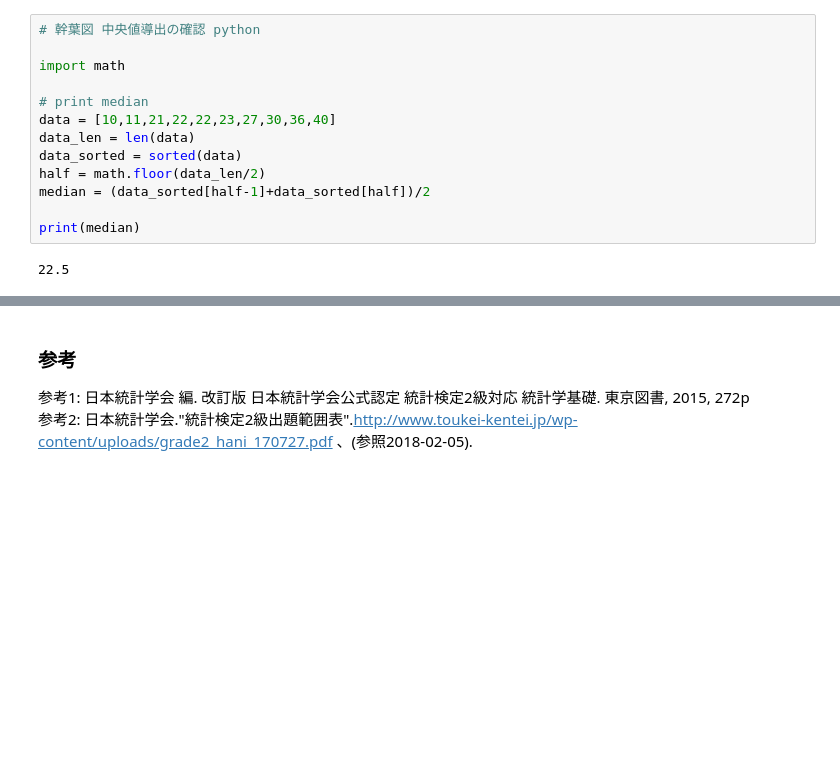
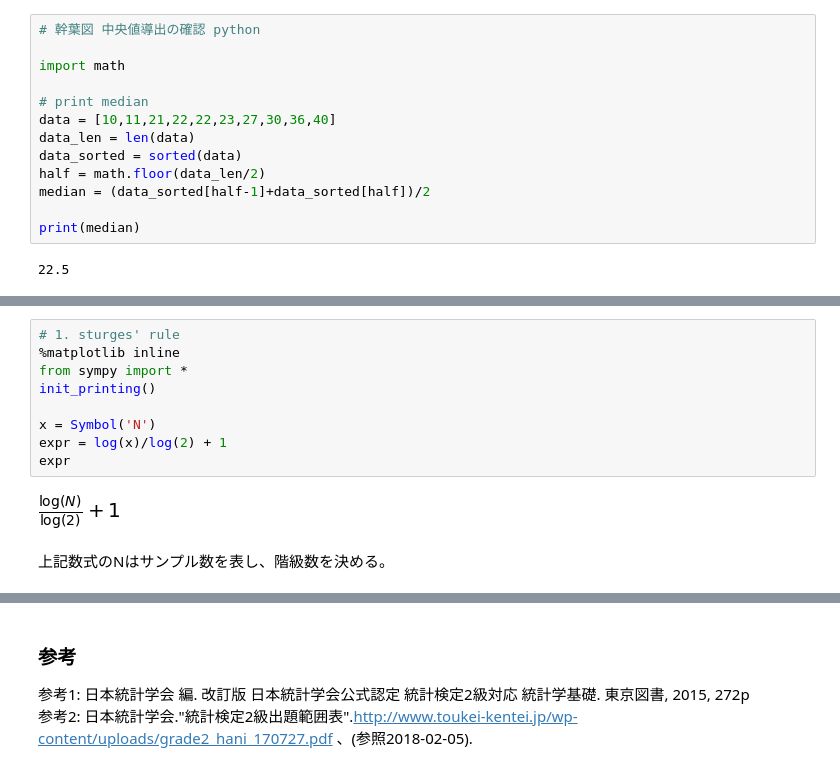
Before and after one commit to t-akazawa/statistics, a Jupyter notebook: ch1_1.ipynb, the cells around one changed output, grey strips where cells are left out. Saved outputs shown, nothing was run; the diff lists cells and outputs as text; blank space fills up the shorter version.

```diff
--- a/ch1_1.ipynb
+++ b/ch1_1.ipynb
@@ -100,0 +144,13 @@ print(median)
+# %%
+# 1. sturges' rule
+%matplotlib inline
+from sympy import *
+init_printing()
+
+x = Symbol('N')
+expr = log(x)/log(2) + 1
+expr
+# %% [output]
+[figure, added]
+# %% [markdown]
+上記数式のNはサンプル数を表し、階級数を決める。
```
Also changed, not shown: parts of 16 cells of this notebook.
